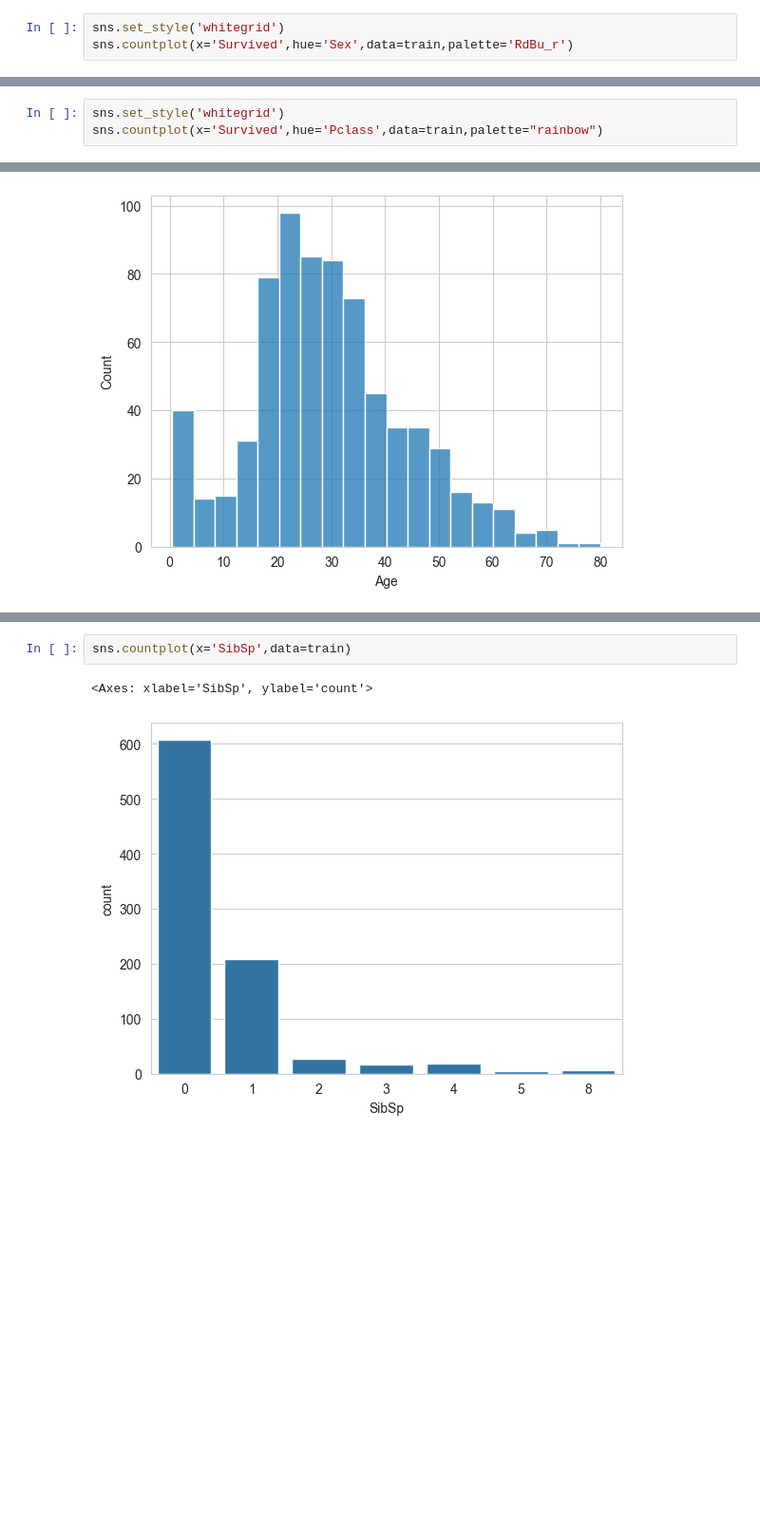
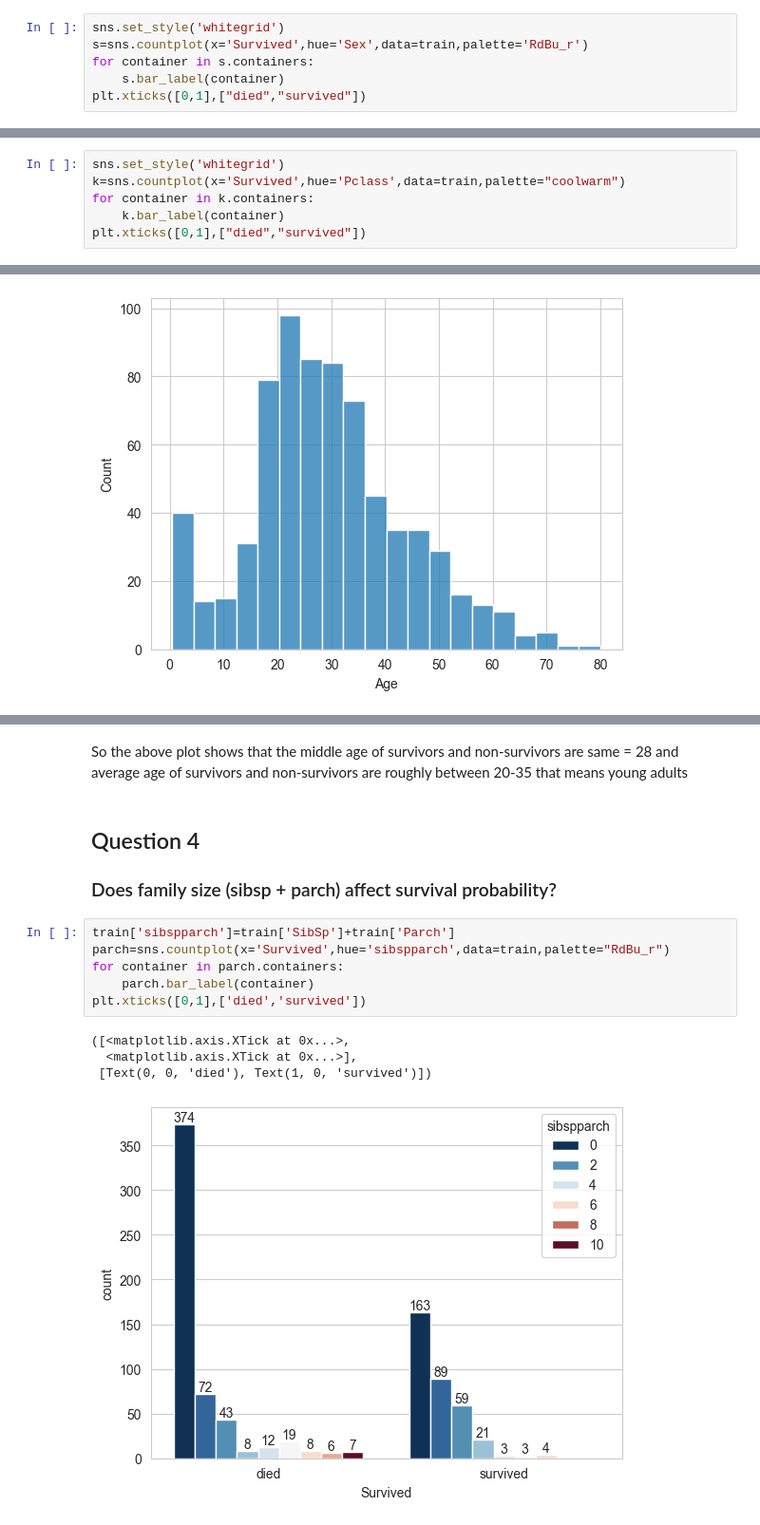
Before and after one commit to AnkitGupta1707/Basic-Learning, a Jupyter notebook: python/EDA.ipynb, the cells around one changed output, grey strips where cells are left out. Shown at 95% size. Drawn from its saved outputs; the diff is of its cells as text; blank space fills up the shorter version.

```diff
--- a/python/EDA.ipynb
+++ b/python/EDA.ipynb
@@ -63,4 +70,7 @@ sns.countplot(x='Survived',data=train)
 # %%
 sns.set_style('whitegrid')
-sns.countplot(x='Survived',hue='Sex',data=train,palette='RdBu_r')
+s=sns.countplot(x='Survived',hue='Sex',data=train,palette='RdBu_r')
+for container in s.containers:
+    s.bar_label(container)
+plt.xticks([0,1],["died","survived"])
 # %% [output]
@@ -69,4 +89,7 @@ sns.countplot(x='Survived',hue='Sex',data=train,palette='RdBu_r')
 # %%
 sns.set_style('whitegrid')
-sns.countplot(x='Survived',hue='Pclass',data=train,palette="rainbow")
+k=sns.countplot(x='Survived',hue='Pclass',data=train,palette="coolwarm")
+for container in k.containers:
+    k.bar_label(container)
+plt.xticks([0,1],["died","survived"])
 # %% [output]
@@ -85,5 +149,19 @@ train['Age'].hist(bins=30,color='darkred',alpha=0.3)
+# %% [markdown]
+So the above plot shows that the middle age of survivors and non-survivors are same = 28 and average age of survivors and non-survivors are roughly between 20-35 that means young adults
+# %% [markdown]
+
+
+## Question 4
+
+### Does family size (sibsp + parch) affect survival probability?
 # %%
-sns.countplot(x='SibSp',data=train)
+train['sibspparch']=train['SibSp']+train['Parch']
+parch=sns.countplot(x='Survived',hue='sibspparch',data=train,palette="RdBu_r")
+for container in parch.containers:
+    parch.bar_label(container)
+plt.xticks([0,1],['died','survived'])
 # %% [output]
-<Axes: xlabel='SibSp', ylabel='count'>
+([<matplotlib.axis.XTick at 0x...>,
+  <matplotlib.axis.XTick at 0x...>],
+ [Text(0, 0, 'died'), Text(1, 0, 'survived')])
-[figure, old version]
+[figure, new version]
```
Also changed, not shown: parts of 36 cells of this notebook.
